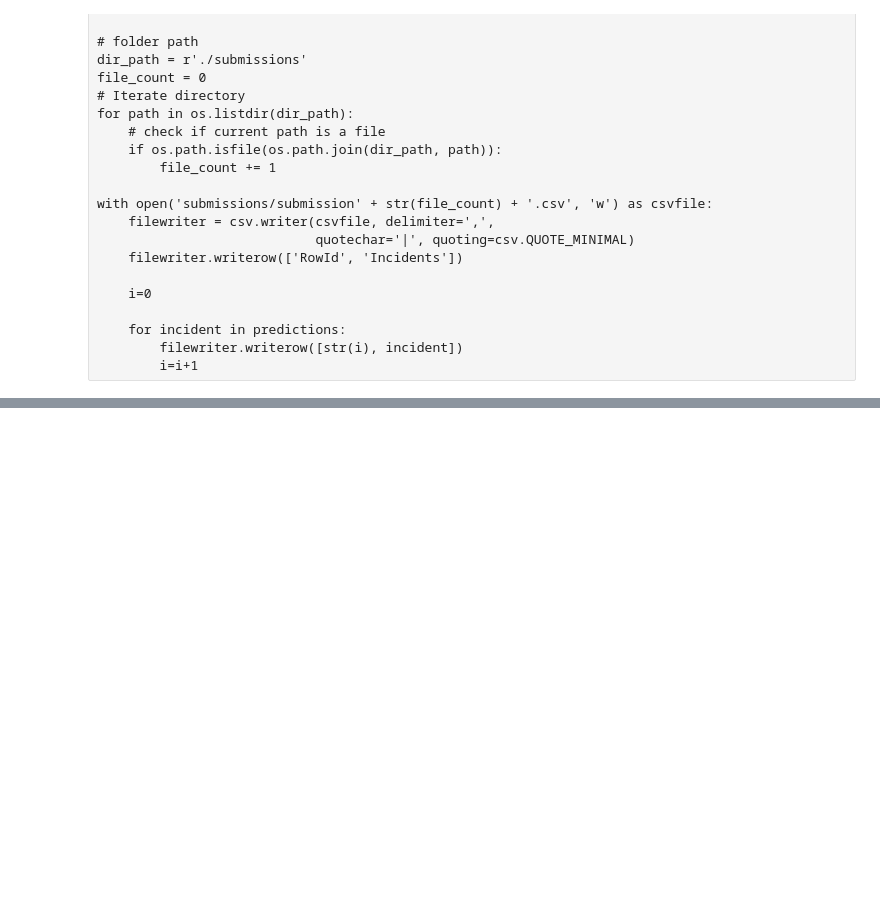
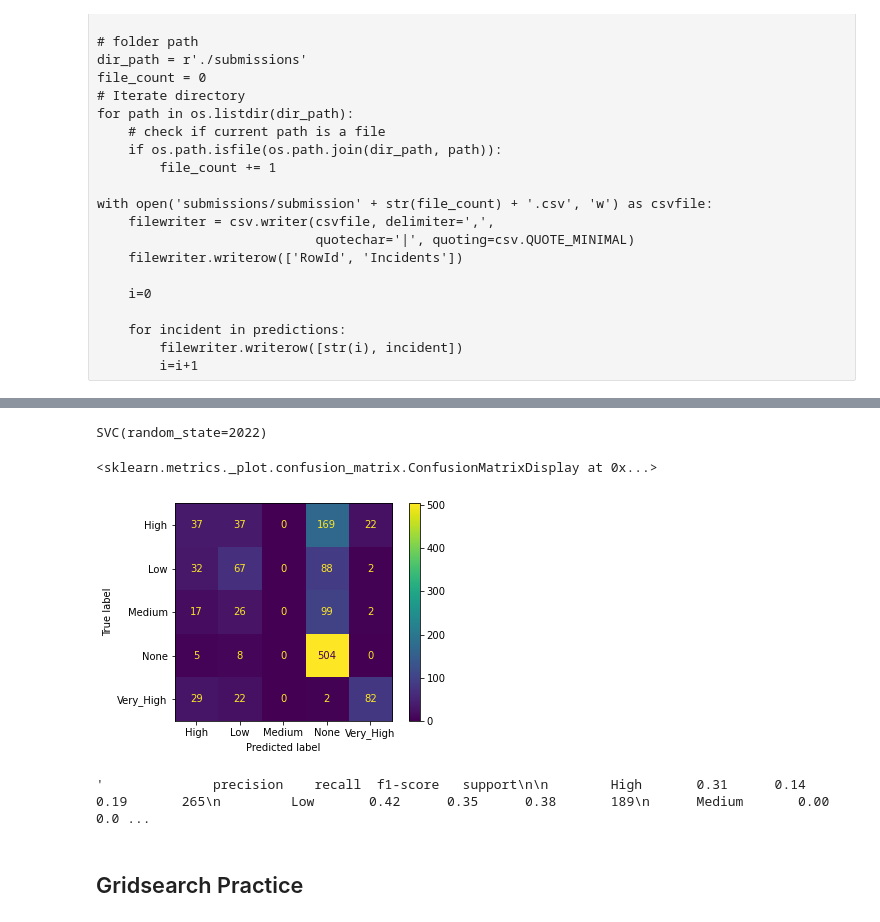
Before and after one commit to vascoliveira2511/DAA, a Jupyter notebook: competicao/incidentPrediction.ipynb, the cells around one changed output, grey strips where cells are left out. Drawn from its saved outputs; the diff is of its cells as text; code cells hidden in the pictures; blank space fills up the shorter version.

```diff
--- a/competicao/incidentPrediction.ipynb
+++ b/competicao/incidentPrediction.ipynb
@@ -419,0 +428,6 @@ with open('submissions/submission' + str(file_count) + '.csv', 'w') as csvfile:
+# %%
+model = SVC(random_state=2022)
+# %%
+model.fit(X_train, Y_train)
+# %% [output]
+SVC(random_state=2022)
@@ -419,0 +438,11 @@ with open('submissions/submission' + str(file_count) + '.csv', 'w') as csvfile:
+# %%
+plot_confusion_matrix(model, X_test, Y_test)
+# %% [output]
+<sklearn.metrics._plot.confusion_matrix.ConfusionMatrixDisplay at 0x...>
+[figure, added]
+# %%
+classification_report(Y_test, predictions)
+# %% [output]
+'              precision    recall  f1-score   support\n\n        High       0.31      0.14      0.19       265\n         Low       0.42      0.35      0.38       189\n      Medium       0.00      0.0 ...
+# %% [markdown]
+## Gridsearch Practice
```
Also changed, not shown: parts of 35 cells of this notebook.
